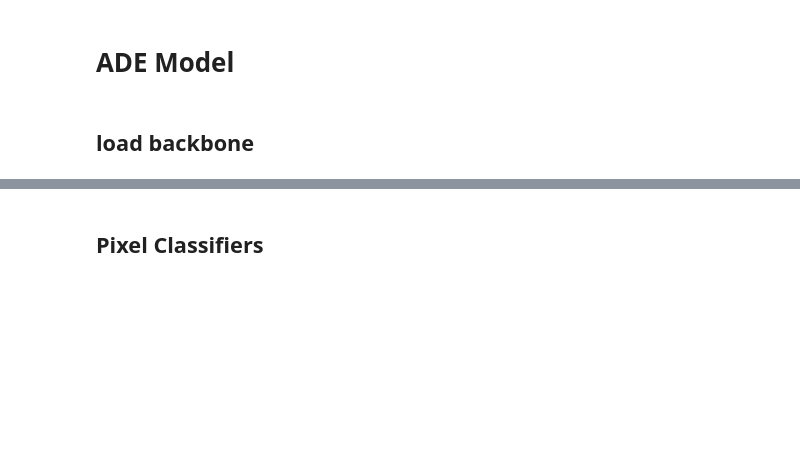
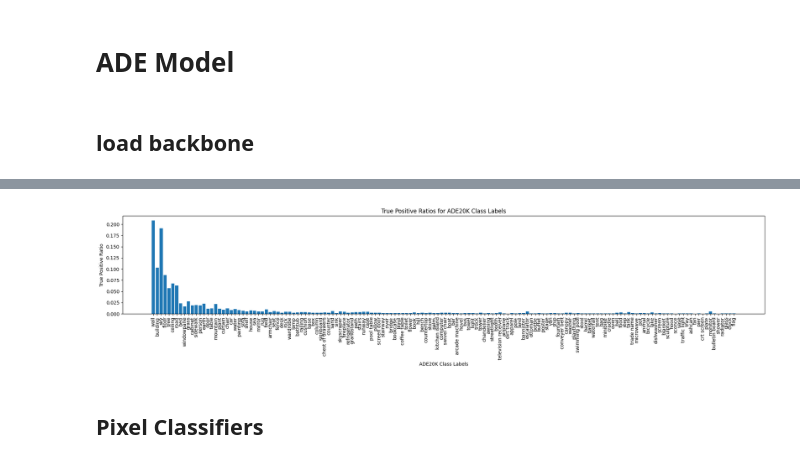
Before and after one commit to stefanradev93/oxels, a Jupyter notebook: notebooks/2025-06-24 ADE20k Segmentation.ipynb, the cells around one changed output, grey strips where cells are left out. Saved outputs shown, nothing was run; the diff lists cells and outputs as text; code cells hidden in the pictures; blank space fills up the shorter version.

```diff
--- a/notebooks/2025-06-24 ADE20k Segmentation.ipynb
+++ b/notebooks/2025-06-24 ADE20k Segmentation.ipynb
@@ -256,3 +665,29 @@ Loaded model from imagenet_backbones/local-contrastive-0.5-frac-keep-0.125.ckpt
+# %%
+
+tp_ratios = {}
+for SAMPLE_LABEL, _ in tqdm(ADE20K_CLASS_LABELS.items()):
+    sample_boxels = all_boxels[np.where(all_labels == SAMPLE_LABEL)]
+    unique_sample_boxels, sample_counts = np.unique(sample_boxels, return_counts=True)
+    unique_sample_boxels = unique_sample_boxels[np.argsort(sample_counts)]
+    sample_counts = np.sort(sample_counts)
+    true_positives = 0
+    all_positives = 0
+    for i in range(-1,-11,-1): #go over 10 most frequent oxels associated with the sample label
+        true_positives += sample_counts[i]
+        b = unique_sample_boxels[i]
+        all_positives += np.sum(all_boxels == b)
+    tp_ratios[SAMPLE_LABEL] = true_positives / all_positives if all_positives > 0 else 0
+    #print(f"{ADE20K_CLASS_LABELS[SAMPLE_LABEL]}: {true_positives/all_positives:.3f}")
+plt.figure(figsize=(20, 5))
+plt.bar(range(len(tp_ratios)), list(tp_ratios.values()), align='center')
+plt.xticks(range(len(tp_ratios)), list(ADE20K_CLASS_LABELS.values()), rotation=90)
+plt.xlabel("ADE20K Class Labels")
+plt.ylabel("True Positive Ratio")
+plt.title("True Positive Ratios for ADE20K Class Labels")
+plt.tight_layout()
+plt.show()
+# %% [output]
+[figure, added]
 # %% [markdown]
 ## Pixel Classifiers
 # %%
```
Also changed, not shown: parts of 9 cells of this notebook, 2 other files.
